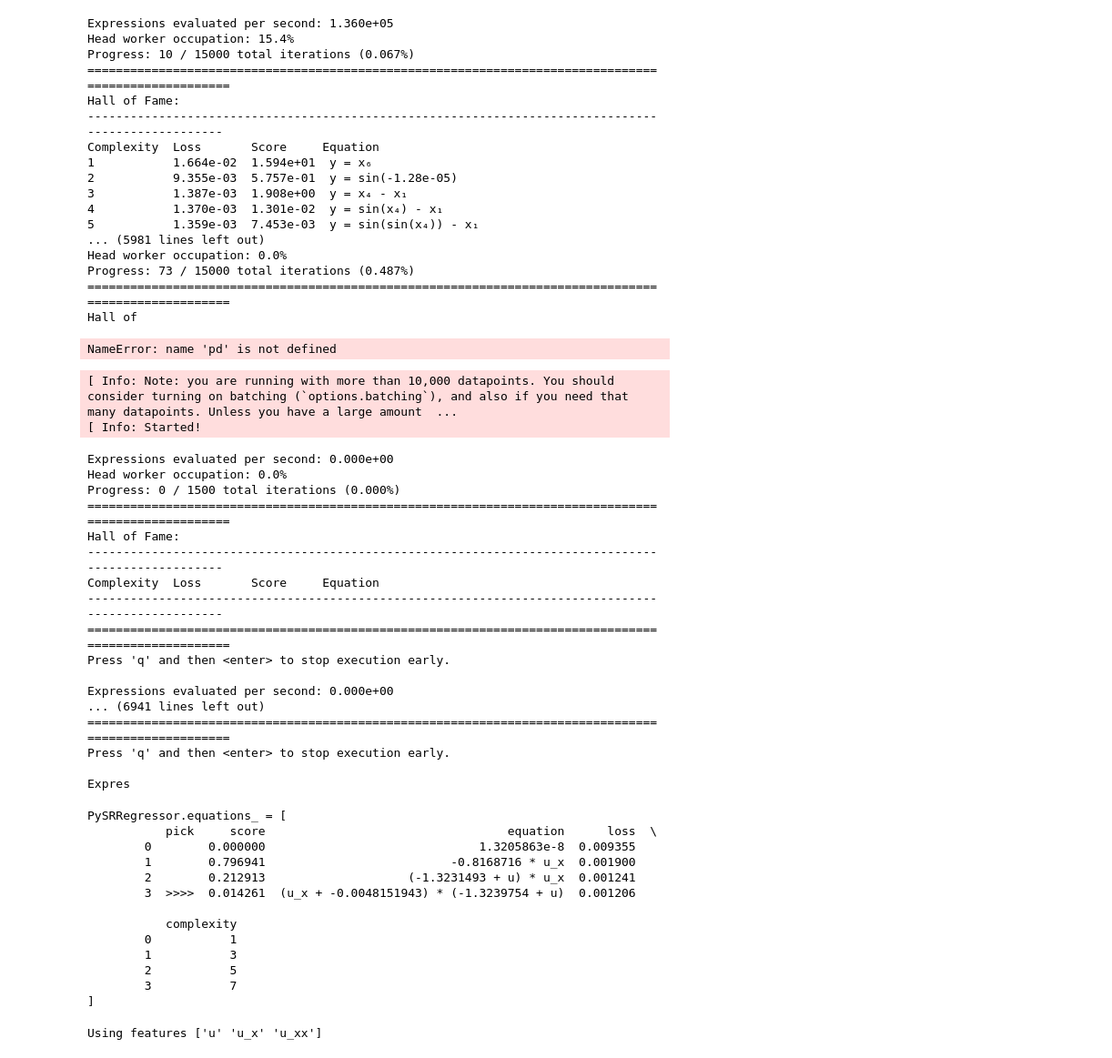
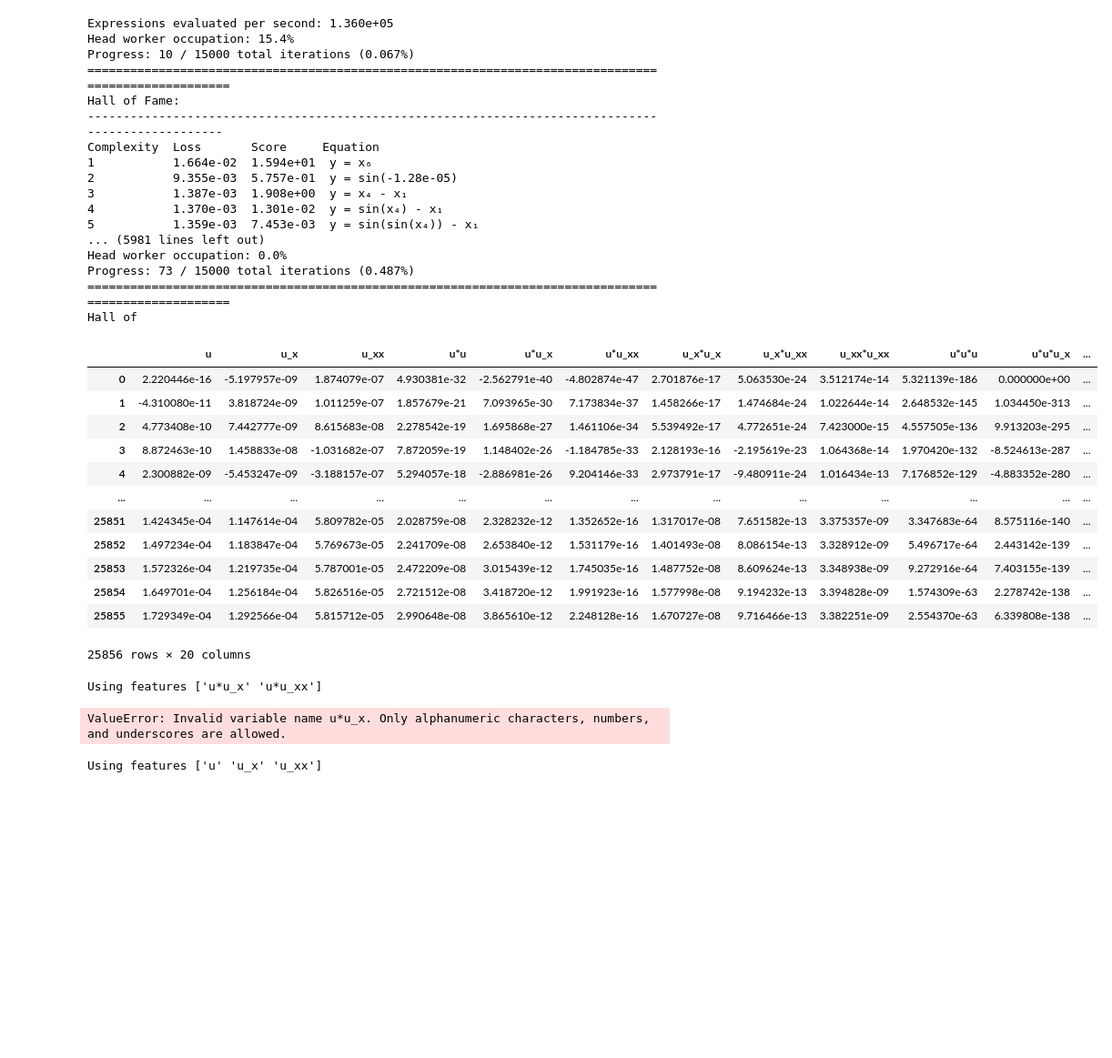
Before and after one commit to ChidiOkoene/EQUATION-DISCOVERY-in-ML, a Jupyter notebook: codes/PySR_Burger.ipynb, the cells around one changed output. Shown at 91% size. Drawn from its saved outputs; the diff is of its cells as text; code cells hidden in the pictures; blank space fills up the shorter version.

```diff
--- a/codes/PySR_Burger.ipynb
+++ b/codes/PySR_Burger.ipynb
@@ -229,10 +313,8 @@ Hall of
 # %%
 # Load the prepared dataset
 data_2 = pd.read_csv("data/prepared_data.csv")
-Xf = data_2.drop(columns=['u_t']).values  # Features
-u_t_pred = data_2['u_t'].values  # Target
+Xf = data_2.drop(columns=['u_t']) # Features
+u_t_pred = data_2['u_t']  # Target
-# %% [output]
-NameError: name 'pd' is not defined
 # %%
 # Load the prepared dataset
 data_3 = pd.read_csv("data/burgers_data_with_derivatives.csv")
@@ -242,0 +323,16 @@ data_3
+# %%
+data_2
+# %% [output]
+|  | u | u_x | u_xx | u*u | u*u_x | u*u_xx | u_x*u_x | u_x*u_xx | u_xx*u_xx | u*u*u | u*u*u_x | ... |
+| 0 | 2.220446e-16 | -5.197957e-09 | 1.874079e-07 | 4.930381e-32 | -2.562791e-40 | -4.802874e-47 | 2.701876e-17 | 5.063530e-24 | 3.512174e-14 | 5.321139e-186 | 0.000000e+00 | ... |
+| 1 | -4.310080e-11 | 3.818724e-09 | 1.011259e-07 | 1.857679e-21 | 7.093965e-30 | 7.173834e-37 | 1.458266e-17 | 1.474684e-24 | 1.022644e-14 | 2.648532e-145 | 1.034450e-313 | ... |
+| 2 | 4.773408e-10 | 7.442777e-09 | 8.615683e-08 | 2.278542e-19 | 1.695868e-27 | 1.461106e-34 | 5.539492e-17 | 4.772651e-24 | 7.423000e-15 | 4.557505e-136 | 9.913203e-295 | ... |
+| 3 | 8.872463e-10 | 1.458833e-08 | -1.031682e-07 | 7.872059e-19 | 1.148402e-26 | -1.184785e-33 | 2.128193e-16 | -2.195619e-23 | 1.064368e-14 | 1.970420e-132 | -8.524613e-287 | ... |
+| 4 | 2.300882e-09 | -5.453247e-09 | -3.188157e-07 | 5.294057e-18 | -2.886981e-26 | 9.204146e-33 | 2.973791e-17 | -9.480911e-24 | 1.016434e-13 | 7.176852e-129 | -4.883352e-280 | ... |
+| ... | ... | ... | ... | ... | ... | ... | ... | ... | ... | ... | ... | ... |
+| 25851 | 1.424345e-04 | 1.147614e-04 | 5.809782e-05 | 2.028759e-08 | 2.328232e-12 | 1.352652e-16 | 1.317017e-08 | 7.651582e-13 | 3.375357e-09 | 3.347683e-64 | 8.575116e-140 | ... |
+| 25852 | 1.497234e-04 | 1.183847e-04 | 5.769673e-05 | 2.241709e-08 | 2.653840e-12 | 1.531179e-16 | 1.401493e-08 | 8.086154e-13 | 3.328912e-09 | 5.496717e-64 | 2.443142e-139 | ... |
+| 25853 | 1.572326e-04 | 1.219735e-04 | 5.787001e-05 | 2.472209e-08 | 3.015439e-12 | 1.745035e-16 | 1.487752e-08 | 8.609624e-13 | 3.348938e-09 | 9.272916e-64 | 7.403155e-139 | ... |
+| 25854 | 1.649701e-04 | 1.256184e-04 | 5.826516e-05 | 2.721512e-08 | 3.418720e-12 | 1.991923e-16 | 1.577998e-08 | 9.194232e-13 | 3.394828e-09 | 1.574309e-63 | 2.278742e-138 | ... |
+| 25855 | 1.729349e-04 | 1.292566e-04 | 5.815712e-05 | 2.990648e-08 | 3.865610e-12 | 2.248128e-16 | 1.670727e-08 | 9.716466e-13 | 3.382251e-09 | 2.554370e-63 | 6.339808e-138 | ... |
+25856 rows × 20 columns
@@ -287,39 +423,9 @@ model_4 = PySRRegressor(
 )
 # %%
-model_2.fit(Xf, u_t_pred)
+model_4.fit(Xf, u_t_pred)
 # %% [output]
-[ Info: Note: you are running with more than 10,000 datapoints. You should consider turning on batching (`options.batching`), and also if you need that many datapoints. Unless you have a large amount  ...
-[ Info: Started!
+Using features ['u*u_x' 'u*u_xx']
-Expressions evaluated per second: 0.000e+00
-Head worker occupation: 0.0%
-Progress: 0 / 1500 total iterations (0.000%)
-====================================================================================================
-Hall of Fame:
----------------------------------------------------------------------------------------------------
-Complexity  Loss       Score     Equation
----------------------------------------------------------------------------------------------------
-====================================================================================================
-Press 'q' and then <enter> to stop execution early.
-
-Expressions evaluated per second: 0.000e+00
-... (6941 lines left out)
-====================================================================================================
-Press 'q' and then <enter> to stop execution early.
-
-Expres
+ValueError: Invalid variable name u*u_x. Only alphanumeric characters, numbers, and underscores are allowed.
-PySRRegressor.equations_ = [
-           pick     score                                  equation      loss  \
-        0        0.000000                              1.3205863e-8  0.009355
-        1        0.796941                          -0.8168716 * u_x  0.001900
-        2        0.212913                    (-1.3231493 + u) * u_x  0.001241
-        3  >>>>  0.014261  (u_x + -0.0048151943) * (-1.3239754 + u)  0.001206
-
-           complexity
-        0           1
-        1           3
-        2           5
-        3           7
-]
 # %%
 model_2.fit(Xf, u_t_pred)
 # %% [output]
```
Also changed, not shown: parts of 23 cells of this notebook, 38 other files.
